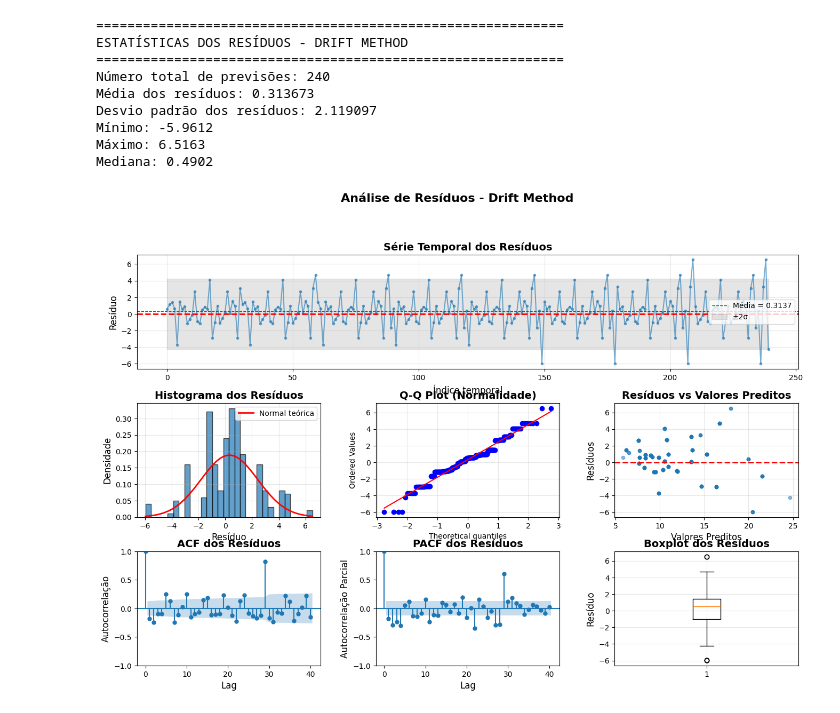
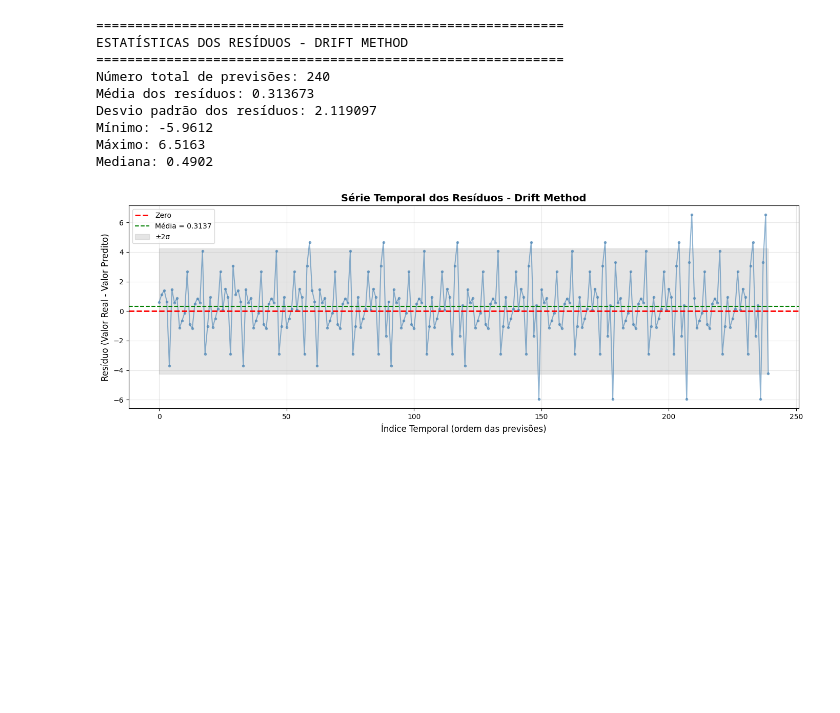
Before and after one commit to eduardammag/time-series, a Jupyter notebook: baselines/Baselines.ipynb, the cells around one changed output. Saved outputs shown, nothing was run; the diff lists cells and outputs as text; code cells hidden in the pictures; blank space fills up the shorter version.

Commit message:
Análise de Resíduos

```diff
--- a/baselines/Baselines.ipynb
+++ b/baselines/Baselines.ipynb
@@ -1683,81 +1683,34 @@ Mínimo: -5.9612
 Máximo: 6.5163
 Mediana: 0.4902
 # %%
-# Plots de diagnóstico dos resíduos
+# === PARTE 1: SÉRIE TEMPORAL DOS RESÍDUOS ===
 import matplotlib.pyplot as plt
-from scipy import stats
-import seaborn as sns
+import numpy as np
 
-fig = plt.figure(figsize=(16, 10))
-gs = fig.add_gridspec(3, 3, hspace=0.3, wspace=0.3)
+fig, ax = plt.subplots(figsize=(14, 5))
 
-# 1. Série temporal dos resíduos
-ax1 = fig.add_subplot(gs[0, :])
-ax1.plot(all_residuals, marker='o', linestyle='-', markersize=3, alpha=0.6)
-ax1.axhline(y=0, color='r', linestyle='--', linewidth=2)
-ax1.axhline(y=np.mean(all_residuals), color='g', linestyle='--', linewidth=1, label=f'Média = {np.mean(all_residuals):.4f}')
-ax1.fill_between(range(len(all_residuals)),
-                  -2*np.std(all_residuals),
-                  2*np.std(all_residuals),
-                  alpha=0.2, color='gray', label='±2σ')
-ax1.set_xlabel('Índice temporal', fontsize=12)
-ax1.set_ylabel('Resíduo', fontsize=12)
-ax1.set_title('Série Temporal dos Resíduos', fontsize=14, fontweight='bold')
-ax1.legend()
-ax1.grid(alpha=0.3)
+ax.plot(all_residuals, marker='o', linestyle='-', markersize=3, alpha=0.6, color='steelblue')
+ax.axhline(y=0, color='red', linestyle='--', linewidth=2, label='Zero')
+ax.axhline(y=np.mean(all_residuals), color='green', linestyle='--', linewidth=1.5,
+           label=f'Média = {np.mean(all_residuals):.4f}')
+ax.fill_between(range(len(all_residuals)),
+                 -2*np.std(all_residuals),
+                 2*np.std(all_residuals),
+                 alpha=0.2, color='gray', label='±2σ')
 
-# 2. Histograma dos resíduos
-ax2 = fig.add_subplot(gs[1, 0])
-ax2.hist(all_residuals, bins=30, density=True, alpha=0.7, edgecolor='black')
-# Sobrepõe distribuição normal
-mu, sigma = np.mean(all_residuals), np.std(all_residuals)
-x = np.linspace(all_residuals.min(), all_residuals.max(), 100)
-ax2.plot(x, stats.norm.pdf(x, mu, sigma), 'r-', linewidth=2, label='Normal teórica')
-ax2.set_xlabel('Resíduo', fontsize=12)
-ax2.set_ylabel('Densidade', fontsize=12)
-ax2.set_title('Histograma dos Resíduos', fontsize=14, fontweight='bold')
-ax2.legend()
-ax2.grid(alpha=0.3)
+ax.set_xlabel('Índice Temporal (ordem das previsões)', fontsize=12)
+ax.set_ylabel('Resíduo (Valor Real - Valor Predito)', fontsize=12)
+ax.set_title('Série Temporal dos Resíduos - Drift Method', fontsize=14, fontweight='bold')
+ax.legend(loc='best')
+ax.grid(alpha=0.3)
 
-# 3. Q-Q Plot
-ax3 = fig.add_subplot(gs[1, 1])
-stats.probplot(all_residuals, dist="norm", plot=ax3)
-ax3.set_title('Q-Q Plot (Normalidade)', fontsize=14, fontweight='bold')
-ax3.grid(alpha=0.3)
+plt.tight_layout()
+plt.show()
 
-# 4. Resíduos vs Valores Ajustados
-ax4 = fig.add_subplot(gs[1, 2])
-ax4.scatter(all_predictions, all_residuals, alpha=0.5, s=20)
-ax4.axhline(y=0, color='r', linestyle='--', linewidth=2)
-ax4.set_xlabel('Valores Preditos', fontsize=12)
-ax4.set_ylabel('Resíduos', fontsize=12)
-ax4.set_title('Resíduos vs Valores Preditos', fontsize=14, fontweight='bold')
-ax4.grid(alpha=0.3)
-
-# 5. ACF dos resíduos
-ax5 = fig.add_subplot(gs[2, 0])
-from statsmodels.graphics.tsaplots import plot_acf
-plot_acf(all_residuals, lags=40, ax=ax5, alpha=0.05)
-ax5.set_title('ACF dos Resíduos', fontsize=14, fontweight='bold')
-ax5.set_xlabel('Lag', fontsize=12)
-ax5.set_ylabel('Autocorrelação', fontsize=12)
-
-# 6. PACF dos resíduos
-ax6 = fig.add_subplot(gs[2, 1])
-from statsmodels.graphics.tsaplots import plot_pacf
-plot_pacf(all_residuals, lags=40, ax=ax6, alpha=0.05, method='ywm')
-ax6.set_title('PACF dos Resíduos', fontsize=14, fontweight='bold')
-ax6.set_xlabel('Lag', fontsize=12)
-ax6.set_ylabel('Autocorrelação Parcial', fontsize=12)
-
-# 7. Boxplot dos resíduos
-ax7 = fig.add_subplot(gs[2, 2])
-ax7.boxplot(all_residuals, vert=True)
-ax7.set_ylabel('Resíduo', fontsize=12)
-ax7.set_title('Boxplot dos Resíduos', fontsize=14, fontweight='bold')
-ax7.grid(alpha=0.3)
-
-plt.suptitle('Análise de Resíduos - Drift Method', fontsize=16, fontweight='bold', y=0.995)
-plt.show()
+print(f"Estatísticas básicas:")
+print(f"  Média: {np.mean(all_residuals):.6f}")
+print(f"  Desvio Padrão: {np.std(all_residuals):.6f}")
+print(f"  Mínimo: {np.min(all_residuals):.4f}")
+print(f"  Máximo: {np.max(all_residuals):.4f}")
 # %% [output]
-[figure, old version]
+[figure, new version]
```
Also changed, not shown: parts of 11 cells of this notebook.
